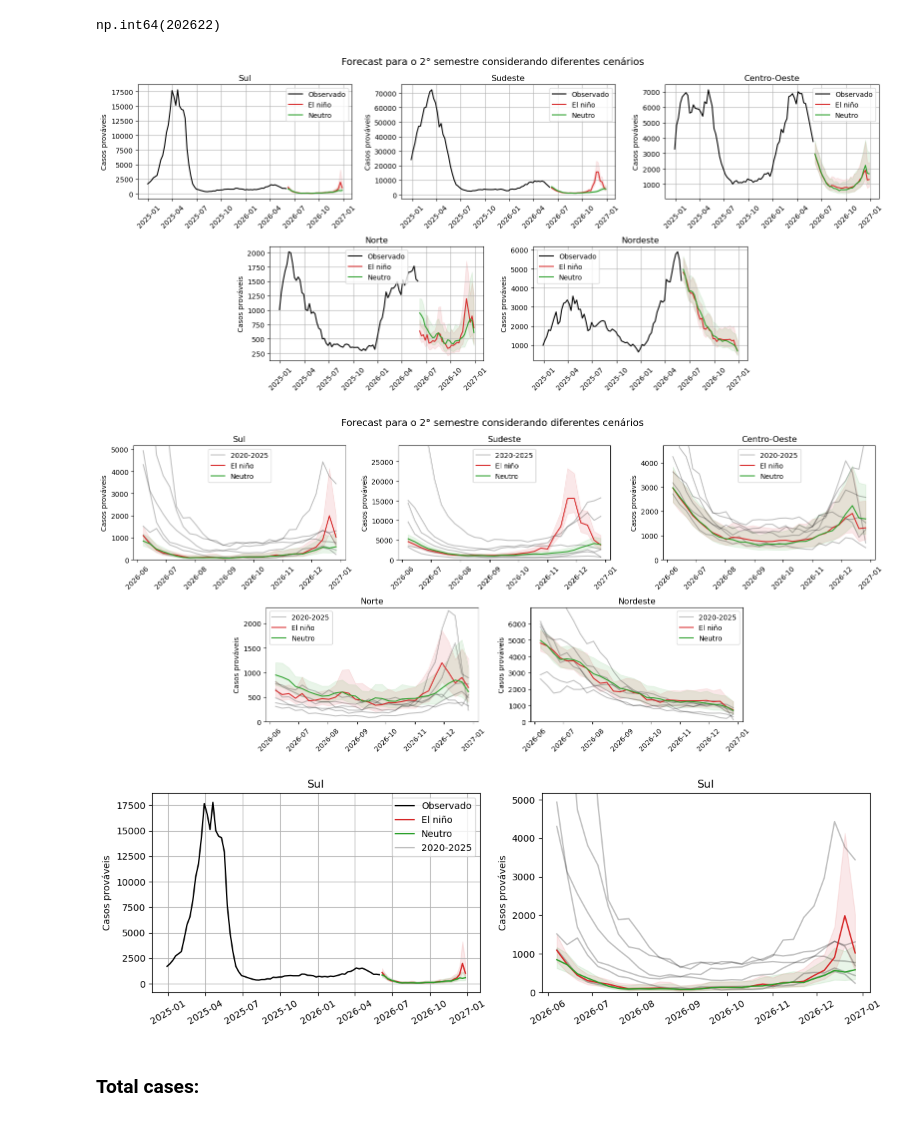
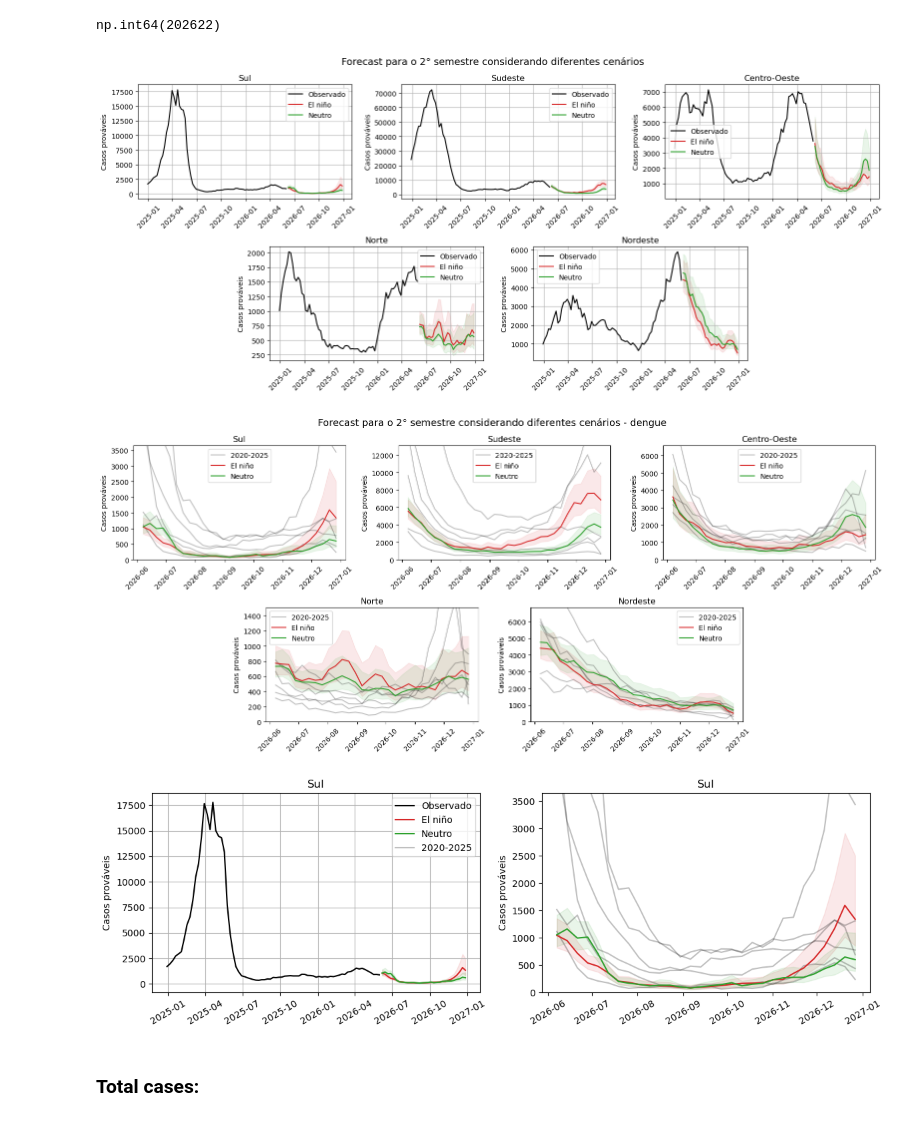
Before and after one commit to eduardocorrearaujo/medium_term_pytorch_el_nino, a Jupyter notebook: generate_figures.ipynb, the cells around one changed output. Drawn from its saved outputs; the diff is of its cells as text; code cells hidden in the pictures.

Commit message:
Update forecasts

```diff
--- a/generate_figures.ipynb
+++ b/generate_figures.ipynb
@@ -37,7 +37,7 @@ min_delta = 0.0
 patience= 20
 lr = 5e-4
 min_year = 2015
-model_name = 'mix_22_26'
+model_name = 'enso_22_26_V3'
 
 filename = f'./data/{doenca}.csv.gz'
 
@@ -63,7 +63,7 @@ def make_figure(ax, df, region, TEST_YEAR, model_name):
     df_preds = pd.read_csv(f'predictions/preds_{doenca}_{region}_{TEST_YEAR}_{model_name}.csv')
     df_preds.date = pd.to_datetime(df_preds.date)
 
-    df_preds_neutro = pd.read_csv(f'predictions/preds_{doenca}_{region}_{TEST_YEAR}_neutro_{model_name}.csv')
+    df_preds_neutro = pd.read_csv(f'predictions/preds_neutro_{doenca}_{region}_{TEST_YEAR}_{model_name}.csv')
     df_preds_neutro.date = pd.to_datetime(df_preds_neutro.date)
 
 
@@ -107,10 +107,10 @@ for r, ax in zip(['Sul', 'Sudeste', 'Centro-Oeste', 'Norte', 'Nordeste'], [ax1,a
 plt.suptitle('Forecast para o 2° semestre considerando diferentes cenários', fontsize = 14)
 plt.tight_layout()
 
-plt.savefig(f'figures/forecast_all_regions_{doenca}_enso_median_2.png', dpi = 400, bbox_inches = 'tight')
+plt.savefig(f'figures/forecast_all_regions_{doenca}_{model_name}.png', dpi = 400, bbox_inches = 'tight')
 plt.show()
 # %% [output]
-[figure, old version]
+[figure, new version]
 # %%
 def make_figure2(ax, df, region, TEST_YEAR, model_name):
 
@@ -120,7 +120,7 @@ def make_figure2(ax, df, region, TEST_YEAR, model_name):
     df_preds = pd.read_csv(f'predictions/preds_{doenca}_{region}_{TEST_YEAR}_{model_name}.csv')
     df_preds.date = pd.to_datetime(df_preds.date)
 
-    df_preds_neutro = pd.read_csv(f'predictions/preds_{doenca}_{region}_{TEST_YEAR}_neutro_{model_name}.csv')
+    df_preds_neutro = pd.read_csv(f'predictions/preds_neutro_{doenca}_{region}_{TEST_YEAR}_{model_name}.csv')
     df_preds_neutro.date = pd.to_datetime(df_preds_neutro.date)
 
     df_st_plot = df_reg.resample('W-SUN')[['casos']].sum()
@@ -150,30 +150,30 @@ def make_figure2(ax, df, region, TEST_YEAR, model_name):
 # %%
 fig = plt.figure(figsize=(16, 7))
 gs = gridspec.GridSpec(2, 6, figure=fig)
 
 # First row with three boxplots
 ax1 = fig.add_subplot(gs[0, 0:2])
 ax2 = fig.add_subplot(gs[0, 2:4])
 ax3 = fig.add_subplot(gs[0, 4:6])
 
 # Second row with two boxplots
 ax4 = fig.add_subplot(gs[1, 1:3])
 ax5 = fig.add_subplot(gs[1, 3:5])
 
 
 for r, ax in zip(['Sul', 'Sudeste', 'Centro-Oeste', 'Norte', 'Nordeste'], [ax1,ax2,ax3,ax4,ax5]):
 
     make_figure2(ax, df, r, TEST_YEAR, model_name)
     ax.tick_params(axis='x', rotation=45)
     ax.legend()
 
-plt.suptitle('Forecast para o 2° semestre considerando diferentes cenários', fontsize = 14)
+plt.suptitle(f'Forecast para o 2° semestre considerando diferentes cenários - {doenca}', fontsize = 14)
 plt.tight_layout()
 
 plt.savefig(f'figures/forecast_all_regions_{doenca}_2_semester_{model_name}.png', dpi = 400, bbox_inches = 'tight')
 plt.show()
 # %% [output]
-[figure, old version]
+[figure, new version]
 # %%
 _,ax = plt.subplots(1,2, figsize = (12, 4), sharey = False)
 r = 'Sul'
@@ -201,6 +201,6 @@ ax[0].legend(unique.values(), unique.keys(), loc="best")
 plt.tight_layout()
 plt.show()
 # %% [output]
-[figure, old version]
+[figure, new version]
 # %% [markdown]
 ### Total cases:
```
Also changed, not shown: parts of 5 cells of this notebook, 29 other files.
